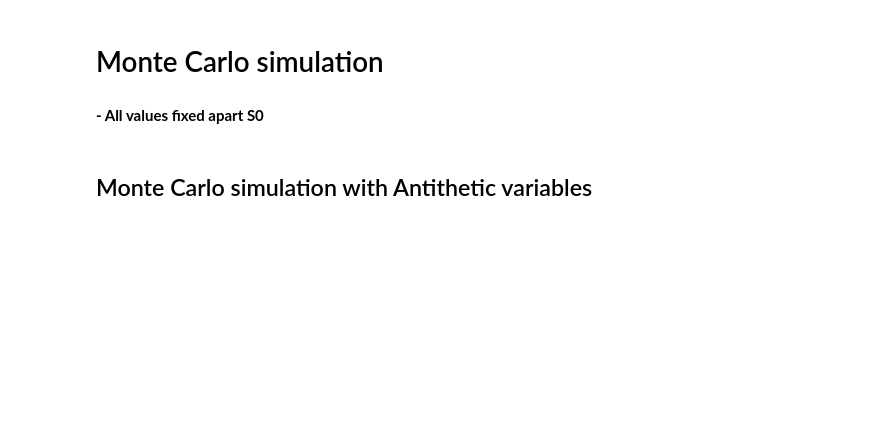
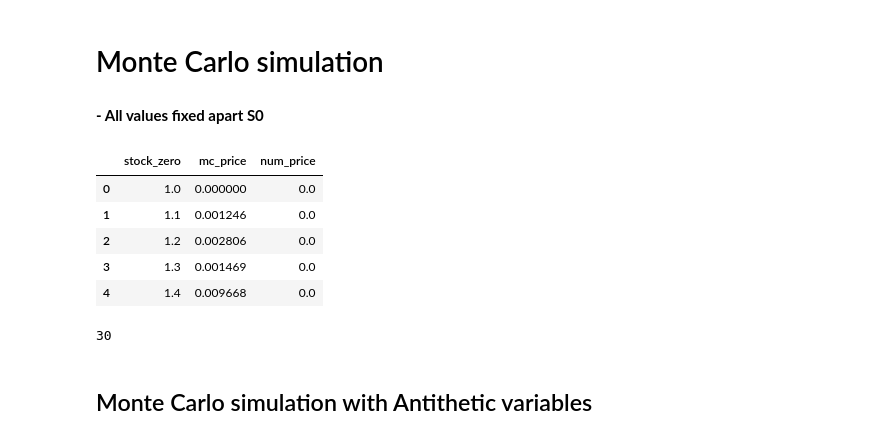
Before and after one commit to anitamezzetti/Heston_option_pricing, a Jupyter notebook: complete data/Heston_Project.ipynb, the cells around one changed output. Saved outputs shown, nothing was run; the diff lists cells and outputs as text; code cells hidden in the pictures; blank space fills up the shorter version.

```diff
--- a/complete data/Heston_Project.ipynb
+++ b/complete data/Heston_Project.ipynb
@@ -125,4 +177,20 @@ def find_expected_payoff(stock_T, k, r, t_max):
 # %% [markdown]
 # Monte Carlo simulation  <a class="anchor" id="mc"></a>
+# %%
+# function which finds the expected payoff
+def find_mc_price(sT, k, r, T):
+    final = sT - k
+    payoff = [max(x,0) for x in final] # one payoff for each simulation
+    payoff = np.asarray(payoff)
+
+    expected_payoff = payoff.mean() # mean
+
+    c = expected_payoff * np.exp(-r * T)     # in case r=0, this step is useless
+
+    return c
+# %%
+num_sim_mc = 1000
 # %% [markdown]
 **- All values fixed apart S0**
+# %%
+df1_mc = pd.DataFrame(columns=['stock_zero', 'mc_price', 'num_price'])
@@ -129,3 +213,16 @@ def find_expected_payoff(stock_T, k, r, t_max):
+# %%
+df1_mc.head()
+# %% [output]
+|  | stock_zero | mc_price | num_price |
+| 0 | 1.0 | 0.000000 | 0.0 |
+| 1 | 1.1 | 0.001246 | 0.0 |
+| 2 | 1.2 | 0.002806 | 0.0 |
+| 3 | 1.3 | 0.001469 | 0.0 |
+| 4 | 1.4 | 0.009668 | 0.0 |
+# %%
+len(df1_mc)
+# %% [output]
+30
 # %% [markdown]
 ## Monte Carlo simulation with Antithetic variables <a class="anchor" id="mcav"></a>
 # %%
```
Also changed, not shown: parts of 24 cells of this notebook, 1 other file.
